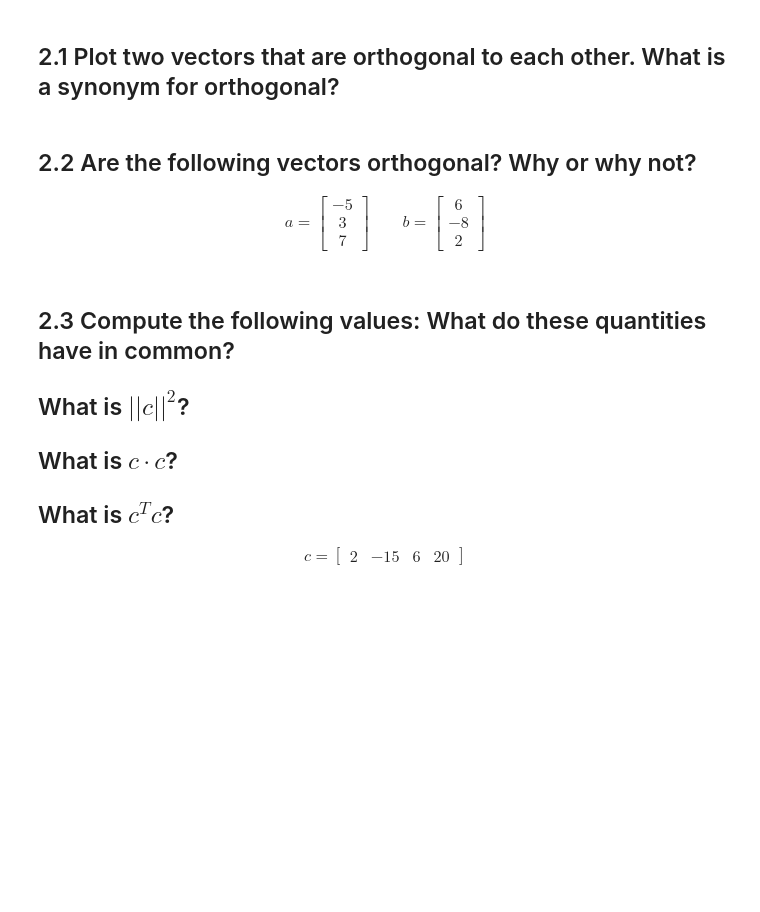
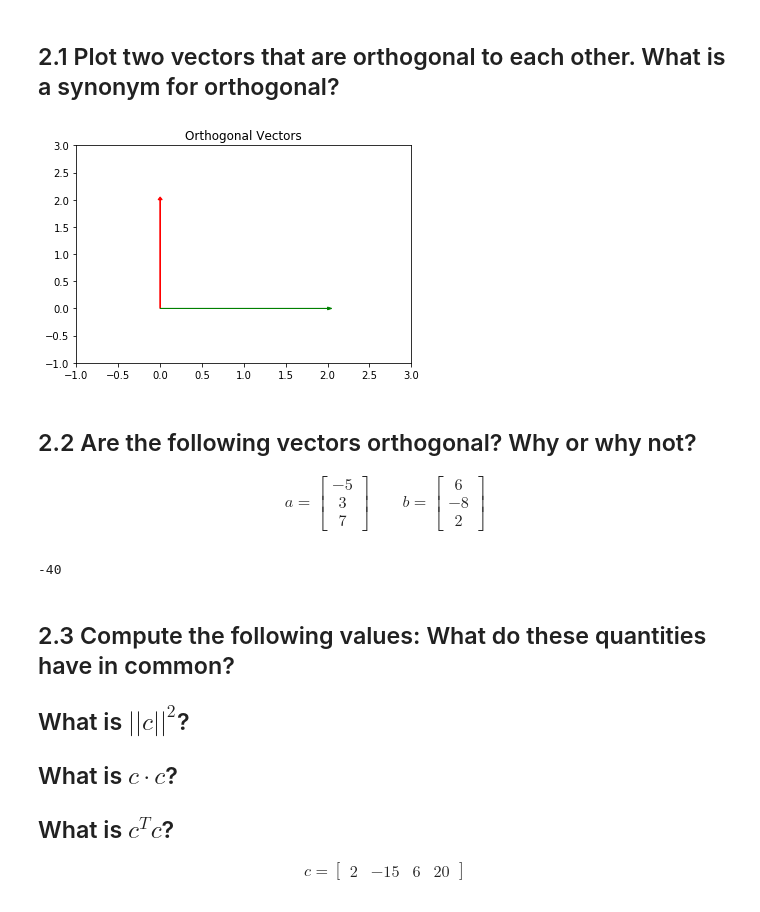
Before and after one commit to Bhavani-Rajan/DS-Unit-1-Sprint-4-Linear-Algebra, a Jupyter notebook: module2-intermediate-linear-algebra/Intermediate_Linear_Algebra_Assignment.ipynb, the cells around one changed output. Saved outputs shown, nothing was run; the diff lists cells and outputs as text; code cells hidden in the pictures; blank space fills up the shorter version.

```diff
--- a/module2-intermediate-linear-algebra/Intermediate_Linear_Algebra_Assignment.ipynb
+++ b/module2-intermediate-linear-algebra/Intermediate_Linear_Algebra_Assignment.ipynb
@@ -52,6 +182,23 @@ Std deviation 428.67360686714756
 # 2. Orthogonality
 # %% [markdown]
 ## 2.1 Plot two vectors that are orthogonal to each other. What is a synonym for orthogonal?
+# %%
+import matplotlib.pyplot as plt
+
+vector_1 = [0, 2]
+vector_2 = [2, 0]
+
+# Plot the Scaled Vectors
+plt.arrow(0,0, vector_1[0], vector_1[1],head_width=.05, head_length=0.05, color ='red')
+plt.arrow(0,0, vector_2[0], vector_2[1],head_width=.05, head_length=0.05, color ='green')
+plt.xlim(-1,3)
+plt.ylim(-1,3)
+plt.title("Orthogonal Vectors")
+plt.show()
+
+# orthogonal or perpendicular
+# %% [output]
+[figure, added]
 # %% [markdown]
 ## 2.2 Are the following vectors orthogonal? Why or why not?
 
@@ -60,3 +207,13 @@ a = \begin{bmatrix} -5 \\ 3 \\ 7 \end{bmatrix}
 \qquad
 b = \begin{bmatrix} 6 \\ -8 \\ 2 \end{bmatrix}
 \end{align}
+# %%
+
+
+a = [-5,3,7]
+b = [6,-8,2]
+
+dot_prod = (a[0]*b[0])+(a[1]*b[1])+(a[2]*b[2])
+print(dot_prod)
+# %% [output]
+-40
```
Also changed, not shown: parts of 34 cells of this notebook.
